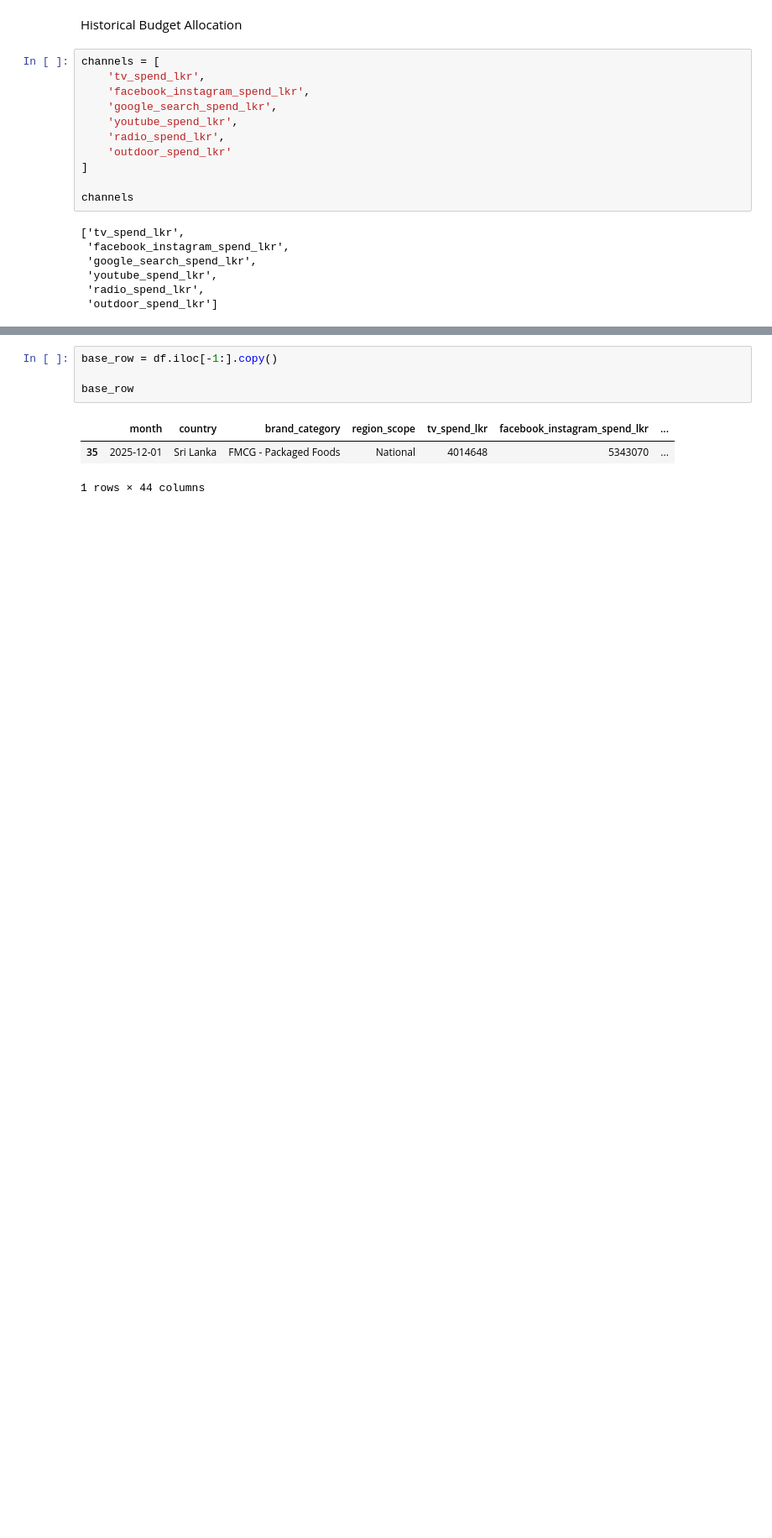
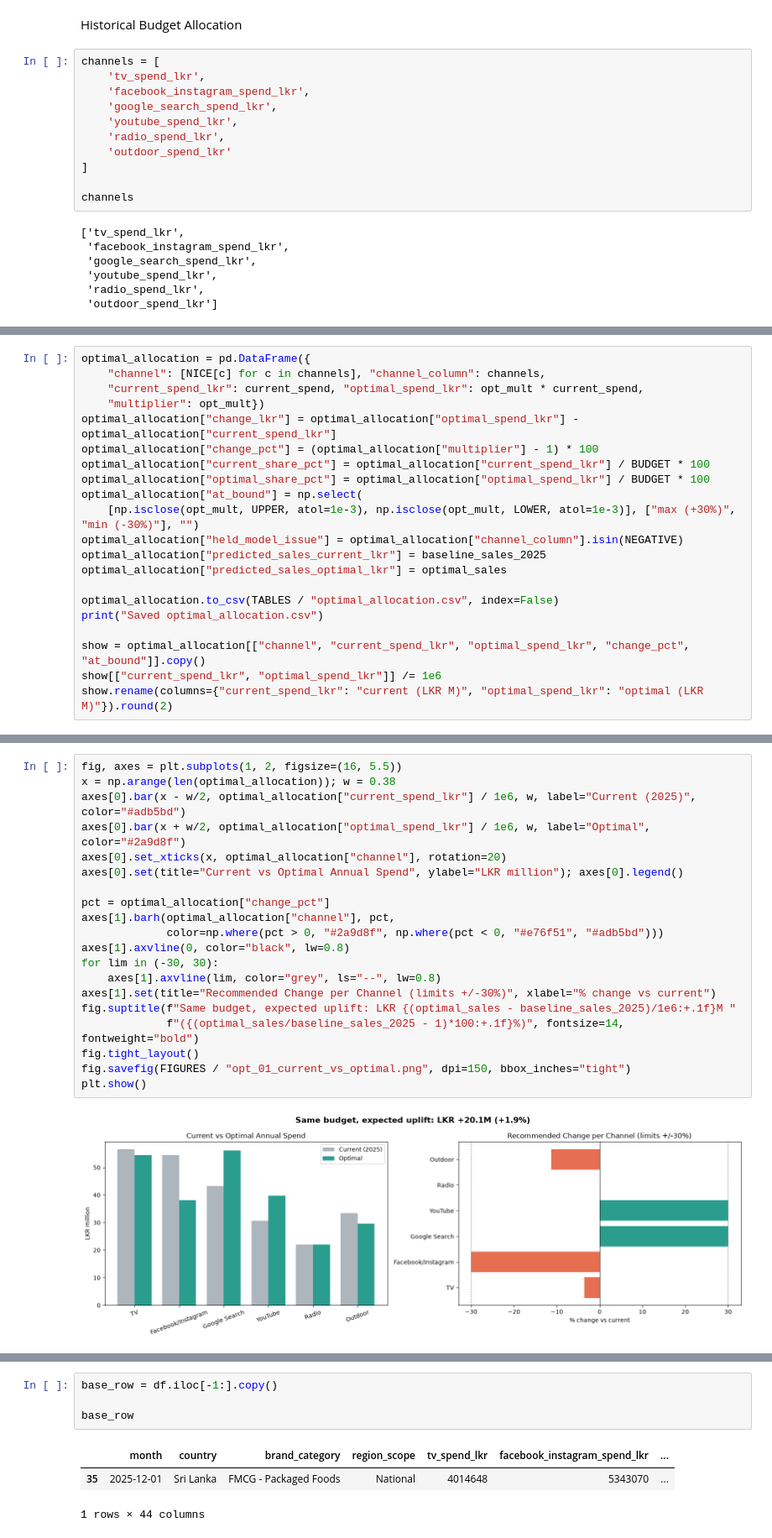
Before and after one commit to IBL11/mmm-budget-optimization, a Jupyter notebook: notebooks/07_budget_optimisation.ipynb, the cells around one changed output, grey strips where cells are left out. Shown at 84% size. Saved outputs shown, nothing was run; the diff lists cells and outputs as text; blank space fills up the shorter version.

Commit message:
Add marginal ROI, response curves, external factors, annual budget optimisation and scenarios

```diff
--- a/notebooks/07_budget_optimisation.ipynb
+++ b/notebooks/07_budget_optimisation.ipynb
@@ -77,0 +187,21 @@ The total historical advertising spend is used as the available budget for optim
+# %%
+optimal_allocation = pd.DataFrame({
+    "channel": [NICE[c] for c in channels], "channel_column": channels,
+    "current_spend_lkr": current_spend, "optimal_spend_lkr": opt_mult * current_spend,
+    "multiplier": opt_mult})
+optimal_allocation["change_lkr"] = optimal_allocation["optimal_spend_lkr"] - optimal_allocation["current_spend_lkr"]
+optimal_allocation["change_pct"] = (optimal_allocation["multiplier"] - 1) * 100
+optimal_allocation["current_share_pct"] = optimal_allocation["current_spend_lkr"] / BUDGET * 100
+optimal_allocation["optimal_share_pct"] = optimal_allocation["optimal_spend_lkr"] / BUDGET * 100
+optimal_allocation["at_bound"] = np.select(
+    [np.isclose(opt_mult, UPPER, atol=1e-3), np.isclose(opt_mult, LOWER, atol=1e-3)], ["max (+30%)", "min (-30%)"], "")
+optimal_allocation["held_model_issue"] = optimal_allocation["channel_column"].isin(NEGATIVE)
+optimal_allocation["predicted_sales_current_lkr"] = baseline_sales_2025
+optimal_allocation["predicted_sales_optimal_lkr"] = optimal_sales
+
+optimal_allocation.to_csv(TABLES / "optimal_allocation.csv", index=False)
+print("Saved optimal_allocation.csv")
+
+show = optimal_allocation[["channel", "current_spend_lkr", "optimal_spend_lkr", "change_pct", "at_bound"]].copy()
+show[["current_spend_lkr", "optimal_spend_lkr"]] /= 1e6
+show.rename(columns={"current_spend_lkr": "current (LKR M)", "optimal_spend_lkr": "optimal (LKR M)"}).round(2)
@@ -77,0 +217,22 @@ The total historical advertising spend is used as the available budget for optim
+# %%
+fig, axes = plt.subplots(1, 2, figsize=(16, 5.5))
+x = np.arange(len(optimal_allocation)); w = 0.38
+axes[0].bar(x - w/2, optimal_allocation["current_spend_lkr"] / 1e6, w, label="Current (2025)", color="#adb5bd")
+axes[0].bar(x + w/2, optimal_allocation["optimal_spend_lkr"] / 1e6, w, label="Optimal", color="#2a9d8f")
+axes[0].set_xticks(x, optimal_allocation["channel"], rotation=20)
+axes[0].set(title="Current vs Optimal Annual Spend", ylabel="LKR million"); axes[0].legend()
+
+pct = optimal_allocation["change_pct"]
+axes[1].barh(optimal_allocation["channel"], pct,
+             color=np.where(pct > 0, "#2a9d8f", np.where(pct < 0, "#e76f51", "#adb5bd")))
+axes[1].axvline(0, color="black", lw=0.8)
+for lim in (-30, 30):
+    axes[1].axvline(lim, color="grey", ls="--", lw=0.8)
+axes[1].set(title="Recommended Change per Channel (limits +/-30%)", xlabel="% change vs current")
+fig.suptitle(f"Same budget, expected uplift: LKR {(optimal_sales - baseline_sales_2025)/1e6:+.1f}M "
+             f"({(optimal_sales/baseline_sales_2025 - 1)*100:+.1f}%)", fontsize=14, fontweight="bold")
+fig.tight_layout()
+fig.savefig(FIGURES / "opt_01_current_vs_optimal.png", dpi=150, bbox_inches="tight")
+plt.show()
+# %% [output]
+[figure, added]
```
Also changed, not shown: parts of 26 cells of this notebook, 14 other files.
